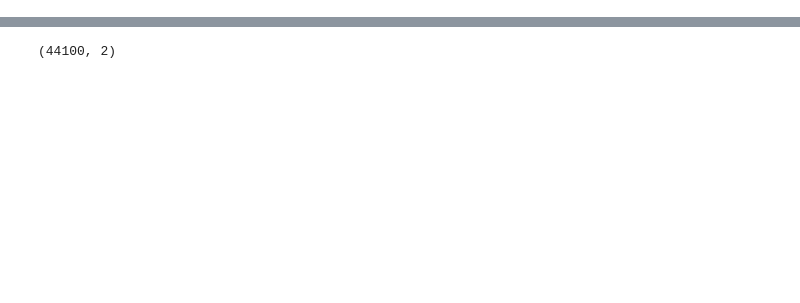
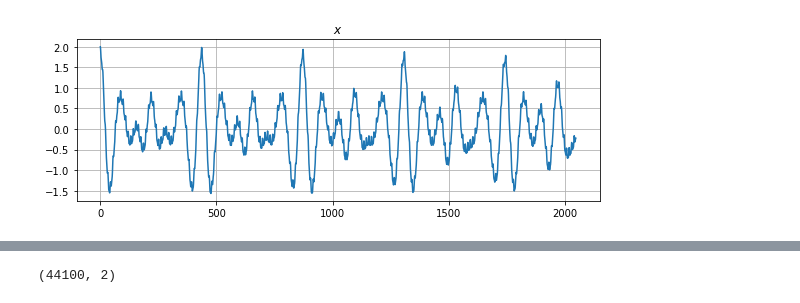
Before and after one commit to gbfelgas/coe780-topics-in-audio-signal-processing, a Jupyter notebook: chap05/diranalysis.ipynb, the cells around one changed output, grey strips where cells are left out. Drawn from its saved outputs; the diff is of its cells as text; code cells hidden in the pictures; blank space fills up the shorter version.

```diff
--- a/chap05/diranalysis.ipynb
+++ b/chap05/diranalysis.ipynb
@@ -5,3 +6,38 @@ import matplotlib.pyplot as plt
 import sys
 sys.path.append('../src')
 from diranalysis import diranalysis
+# %%
+fs = 48000
+N = 2048
+n = np.arange(N)
+
+A0 = 0.6
+A1 = 0.55
+A2 = 0.55
+A3 = 0.15
+A4 = 0.1
+A5 = 0.05
+
+f0 = 440
+f1 = 554
+f2 = 660
+f3 = 880
+f4 = 4400
+f5 = 8800
+
+x = (A0 * np.cos(2 * np.pi * n * f0 / fs)) \
+  + (A1 * np.cos(2 * np.pi * n * f1 / fs)) \
+  + (A2 * np.cos(2 * np.pi * n * f2 / fs)) \
+  + (A3 * np.cos(2 * np.pi * n * f3 / fs)) \
+  + (A4 * np.cos(2 * np.pi * n * f4 / fs)) \
+  + (A5 * np.cos(2 * np.pi * n * f5 / fs))
+
+x = x.reshape(-1, 1).repeat(2, axis=1)
+# %%
+fig, ax = plt.subplots(nrows=1, ncols=1, sharey='row', figsize=(8, 3))
+plt.plot(x[:, 0])
+plt.title(r'$x$')
+plt.grid(True)
+plt.tight_layout()
+# %% [output]
+[figure, added]
```
Also changed, not shown: parts of 24 cells of this notebook, 1 other file.
